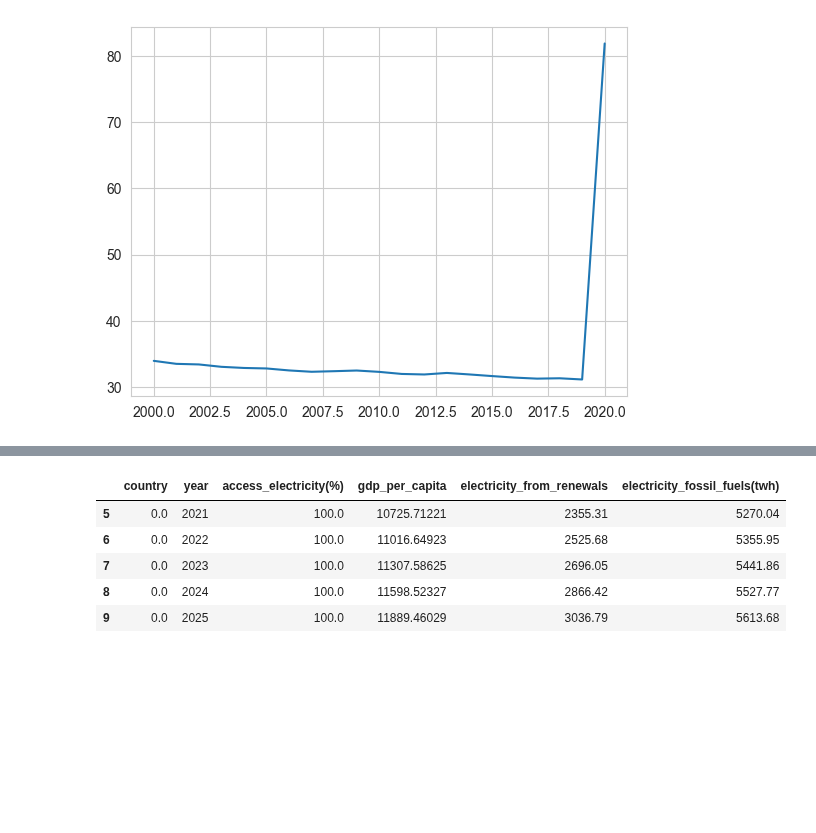
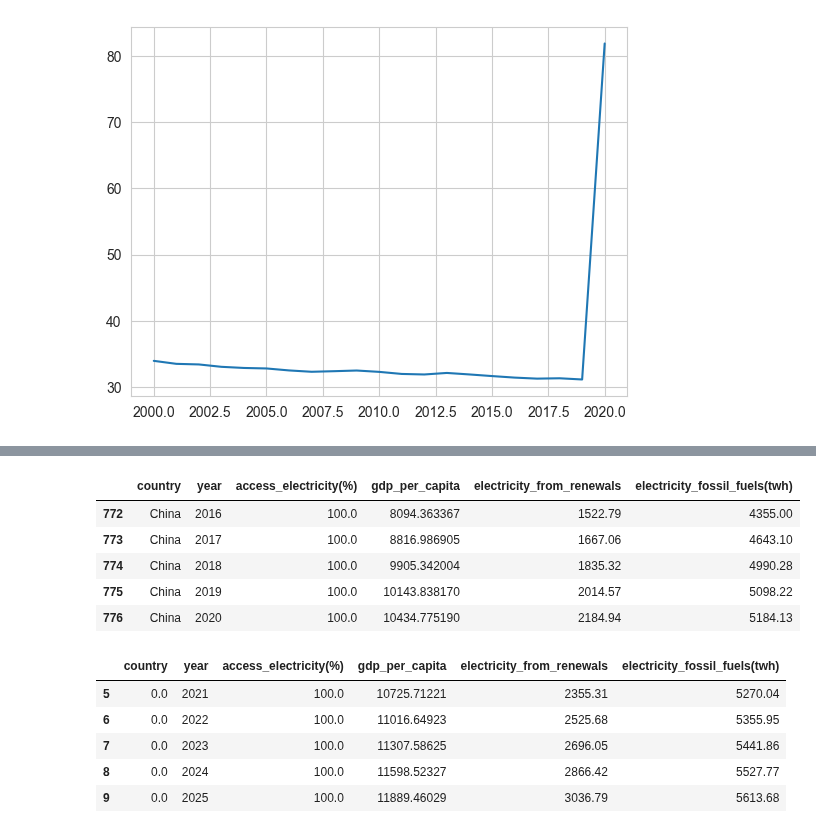
Before and after one commit to elkinbarretorojas/data_science, a Jupyter notebook: text_analysis/New/energy/model.ipynb, the cells around one changed output, grey strips where cells are left out. Cells and saved outputs as stored; diff of their text form; code cells hidden in the pictures; blank space fills up the shorter version.

```diff
--- a/text_analysis/New/energy/model.ipynb
+++ b/text_analysis/New/energy/model.ipynb
@@ -348,6 +373,17 @@ enc.fit(X)
 x_unseen_china['country'] = enc.transform(x_unseen_china[['country']])
 # %%
 x_unseen_china_future_years = x_unseen_china.iloc[5:]
+# %%
+x_unseen_china_test = x_unseen_china.iloc[0:5]
+# %%
+x_unseen_china_test
+# %% [output]
+|  | country | year | access_electricity(%) | gdp_per_capita | electricity_from_renewals | electricity_fossil_fuels(twh) |
+| 772 | China | 2016 | 100.0 | 8094.363367 | 1522.79 | 4355.00 |
+| 773 | China | 2017 | 100.0 | 8816.986905 | 1667.06 | 4643.10 |
+| 774 | China | 2018 | 100.0 | 9905.342004 | 1835.32 | 4990.28 |
+| 775 | China | 2019 | 100.0 | 10143.838170 | 2014.57 | 5098.22 |
+| 776 | China | 2020 | 100.0 | 10434.775190 | 2184.94 | 5184.13 |
 # %%
 x_unseen_china_future_years
 # %% [output]
```
Also changed, not shown: parts of 12 cells of this notebook.
